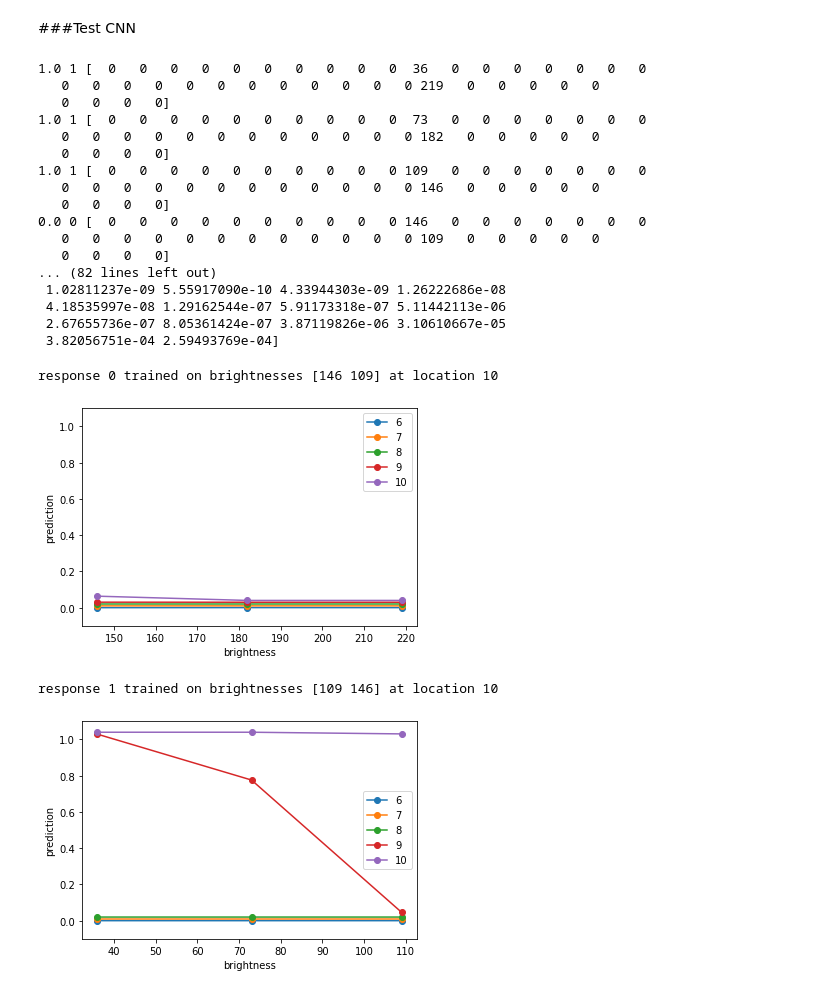
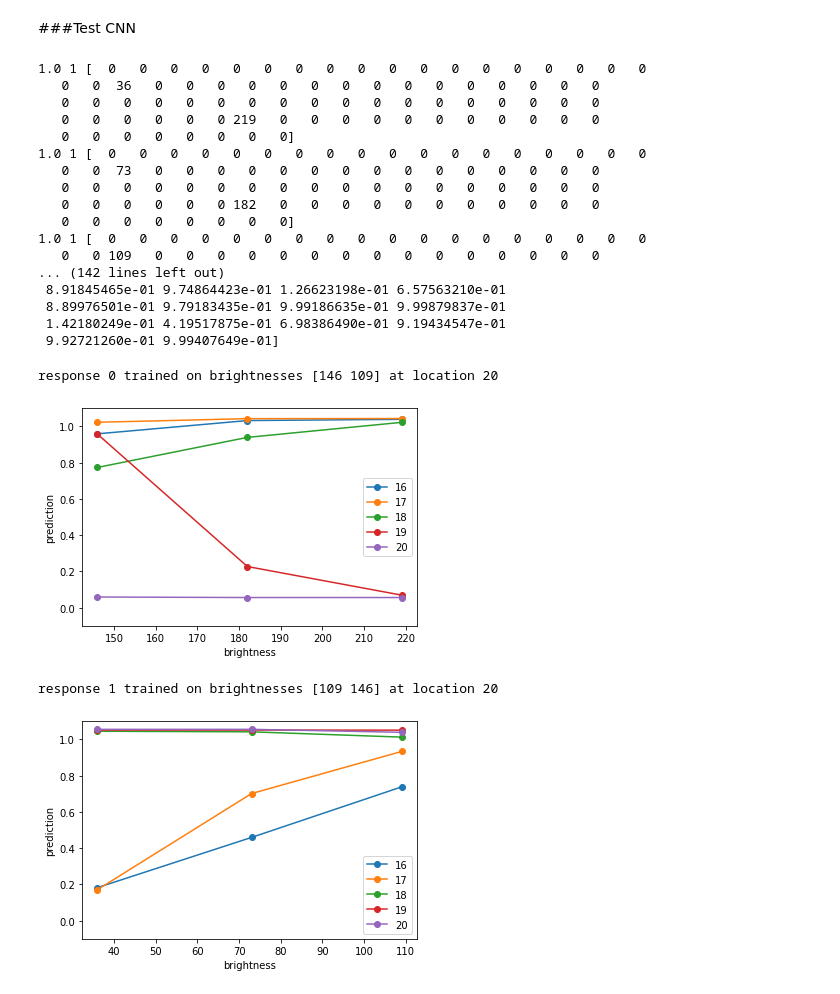
Before and after one commit to johnkevinoregan/Learning-Relations-with-Deep-Learning, a Jupyter notebook: Bright_dark_compar_w_shuffle_DONT_CHANGE.ipynb, the cells around one changed output. Saved outputs shown, nothing was run; the diff lists cells and outputs as text; code cells hidden in the pictures.

```diff
--- a/Bright_dark_compar_w_shuffle_DONT_CHANGE.ipynb
+++ b/Bright_dark_compar_w_shuffle_DONT_CHANGE.ipynb
@@ -62,7 +62,7 @@ WhetherToShuffle=0
 #IMPORTANT THE VALUE ABOVE DETERMINES WHETHER TO SHUFFLE THE BRIGHTNESS LEVELS RANDOMLY
 
 
-RetSize=40
+RetSize=80
 Left=int(RetSize/4)
 Right=3*Left
 TrainRepeats=3
@@ -249,7 +249,7 @@ for lab in range(2):
     #print(xs)
     #print(ys)
     #plt.plot(xs,ys,label=retpos,marker="o",lw=retpos/2)
-    jit=(retpos-Deltas-2)*Left/1000 #jitter for plotting to avoid overlaps
+    jit=(Left-retpos)*Left/1000 #jitter for plotting to avoid overlaps
     #print(retpos,jit)
     plt.plot(xs,ys+jit,label=retpos,marker="o")
     #plt.plot(xs,ys,label=retpos,marker="o")
@@ -372,23 +372,23 @@ for trial in range(len(X_test)):
 
 print(res_test)
 # %% [output]
-1.0 1 [  0   0   0   0   0   0   0   0   0   0  36   0   0   0   0   0   0   0
-   0   0   0   0   0   0   0   0   0   0   0   0 219   0   0   0   0   0
-   0   0   0   0]
-1.0 1 [  0   0   0   0   0   0   0   0   0   0  73   0   0   0   0   0   0   0
-   0   0   0   0   0   0   0   0   0   0   0   0 182   0   0   0   0   0
-   0   0   0   0]
-1.0 1 [  0   0   0   0   0   0   0   0   0   0 109   0   0   0   0   0   0   0
-   0   0   0   0   0   0   0   0   0   0   0   0 146   0   0   0   0   0
-   0   0   0   0]
-0.0 0 [  0   0   0   0   0   0   0   0   0   0 146   0   0   0   0   0   0   0
-   0   0   0   0   0   0   0   0   0   0   0   0 109   0   0   0   0   0
-   0   0   0   0]
-... (82 lines left out)
- 1.02811237e-09 5.55917090e-10 4.33944303e-09 1.26222686e-08
- 4.18535997e-08 1.29162544e-07 5.91173318e-07 5.11442113e-06
- 2.67655736e-07 8.05361424e-07 3.87119826e-06 3.10610667e-05
- 3.82056751e-04 2.59493769e-04]
+1.0 1 [  0   0   0   0   0   0   0   0   0   0   0   0   0   0   0   0   0   0
+   0   0  36   0   0   0   0   0   0   0   0   0   0   0   0   0   0   0
+   0   0   0   0   0   0   0   0   0   0   0   0   0   0   0   0   0   0
+   0   0   0   0   0   0 219   0   0   0   0   0   0   0   0   0   0   0
+   0   0   0   0   0   0   0   0]
+1.0 1 [  0   0   0   0   0   0   0   0   0   0   0   0   0   0   0   0   0   0
+   0   0  73   0   0   0   0   0   0   0   0   0   0   0   0   0   0   0
+   0   0   0   0   0   0   0   0   0   0   0   0   0   0   0   0   0   0
+   0   0   0   0   0   0 182   0   0   0   0   0   0   0   0   0   0   0
+   0   0   0   0   0   0   0   0]
+1.0 1 [  0   0   0   0   0   0   0   0   0   0   0   0   0   0   0   0   0   0
+   0   0 109   0   0   0   0   0   0   0   0   0   0   0   0   0   0   0
+... (142 lines left out)
+ 8.91845465e-01 9.74864423e-01 1.26623198e-01 6.57563210e-01
+ 8.89976501e-01 9.79183435e-01 9.99186635e-01 9.99879837e-01
+ 1.42180249e-01 4.19517875e-01 6.98386490e-01 9.19434547e-01
+ 9.92721260e-01 9.99407649e-01]
 # %%
 #Plot predictions in case response=0 as a fn of Brightnesses
 #different lines are different retinal positions.
@@ -401,38 +401,38 @@ if WhetherToShuffle==1:
 import matplotlib.pyplot as plt
 for lab in range(2):
   Xlab=np.array(X_test[np.where(y_test==lab)])
   res_testlab=np.array(res_test[np.where(y_test==lab)])
   #print(Xlab)
 
   for retpos in LeftRetPosns:
     #get column of trials in Xlab corresponding to retpos
     temp=Xlab[:,retpos]
     #extract the nonzero ones
     inds=np.nonzero(temp)
     #print(inds)
     #get the brightnesses at those indices and use as x-coords
     xs=np.array(temp[inds])
     #and the predictions for those brightnesses as y-coords
     ys=res_testlab[inds]
     #print(xs)
     #print(ys)
     #plt.plot(xs,ys,label=retpos,marker="o",lw=retpos/2)
-    jit=(retpos-Deltas-2)*Left/1000 #jitter for plotting to avoid overlaps
+    jit=(retpos-Deltas-2)*Left/5000 #jitter for plotting to avoid overlaps
     #print(retpos,jit)
     plt.plot(xs,ys+jit,label=retpos,marker="o")
     #plt.plot(xs,ys,label=retpos,marker="o")
   print('response',lab, 'trained on brightnesses', X_train[lab,(Left,Right)], 'at location',Left)
   plt.legend(loc="best")
   plt.xlabel('brightness')
   plt.ylabel('prediction')
   plt.ylim([-0.1,1.1])
   plt.show()
   print()
 # %% [output]
-response 0 trained on brightnesses [146 109] at location 10
+response 0 trained on brightnesses [146 109] at location 20
-[figure, old version]
+[figure, new version]
-response 1 trained on brightnesses [109 146] at location 10
+response 1 trained on brightnesses [109 146] at location 20
-[figure, old version]
+[figure, new version]
 # %%
 #Plot results as a function of retinal position
 
```
Also changed, not shown: parts of 7 cells of this notebook.
